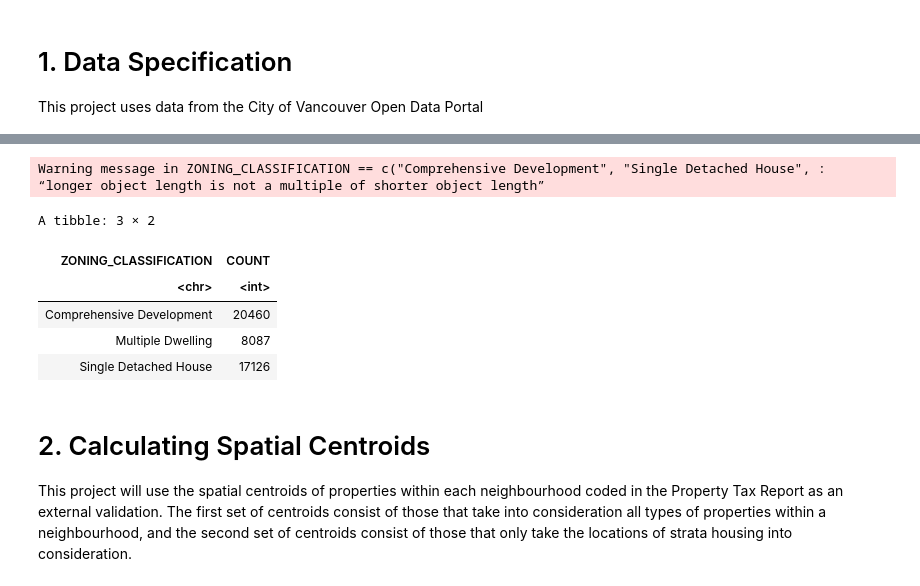
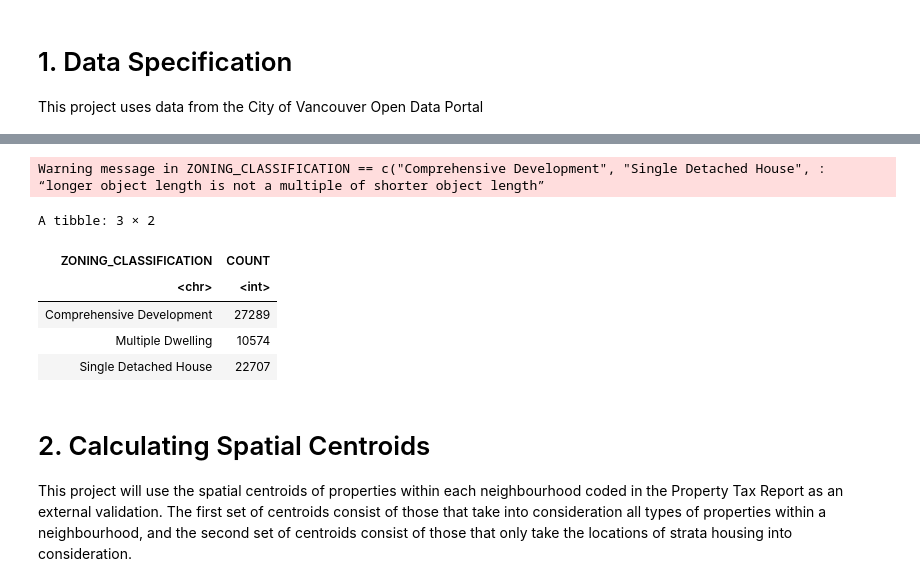
Before and after one commit to halarii/dsci100-2023s1-group-44, a Jupyter notebook: clustering-analysis.ipynb, the cells around one changed output, grey strips where cells are left out. Saved outputs shown, nothing was run; the diff lists cells and outputs as text; code cells hidden in the pictures.

Commit message:
removed training and testing set

```diff
--- a/clustering-analysis.ipynb
+++ b/clustering-analysis.ipynb
@@ -67,29 +85,24 @@ dbl (1): CIVIC_NUMBER
 # %%
 #filter for housing properties
 property_housing_only <- ptax_parcel_merged |>
     filter(ZONING_CLASSIFICATION == c("Comprehensive Development",
                                       "Single Detached House",
                                       "Multiple Dwelling"))
 
-#making the training and testing sets
-property_split <- initial_split(property_housing_only, prop = 0.75, strata = CURRENT_LAND_VALUE)
-property_train <- training(property_split)
-property_test <- testing(property_split)
-
 #summary table counting each housing type
-property_summ_table <- property_train |>
+property_summ_table <- property_housing_only |>
     group_by(ZONING_CLASSIFICATION) |>
     summarize(COUNT = n())
 property_summ_table
 # %% [output]
 Warning message in ZONING_CLASSIFICATION == c("Comprehensive Development", "Single Detached House", :
 “longer object length is not a multiple of shorter object length”
 A tibble: 3 × 2
 | ZONING_CLASSIFICATION | COUNT |
 | <chr> | <int> |
-| Comprehensive Development | 20460 |
-| Multiple Dwelling | 8087 |
-| Single Detached House | 17126 |
+| Comprehensive Development | 27289 |
+| Multiple Dwelling | 10574 |
+| Single Detached House | 22707 |
 # %% [markdown]
 <h1> 2. Calculating Spatial Centroids </h1>
 
```
Also changed, not shown: parts of 3 cells of this notebook.
